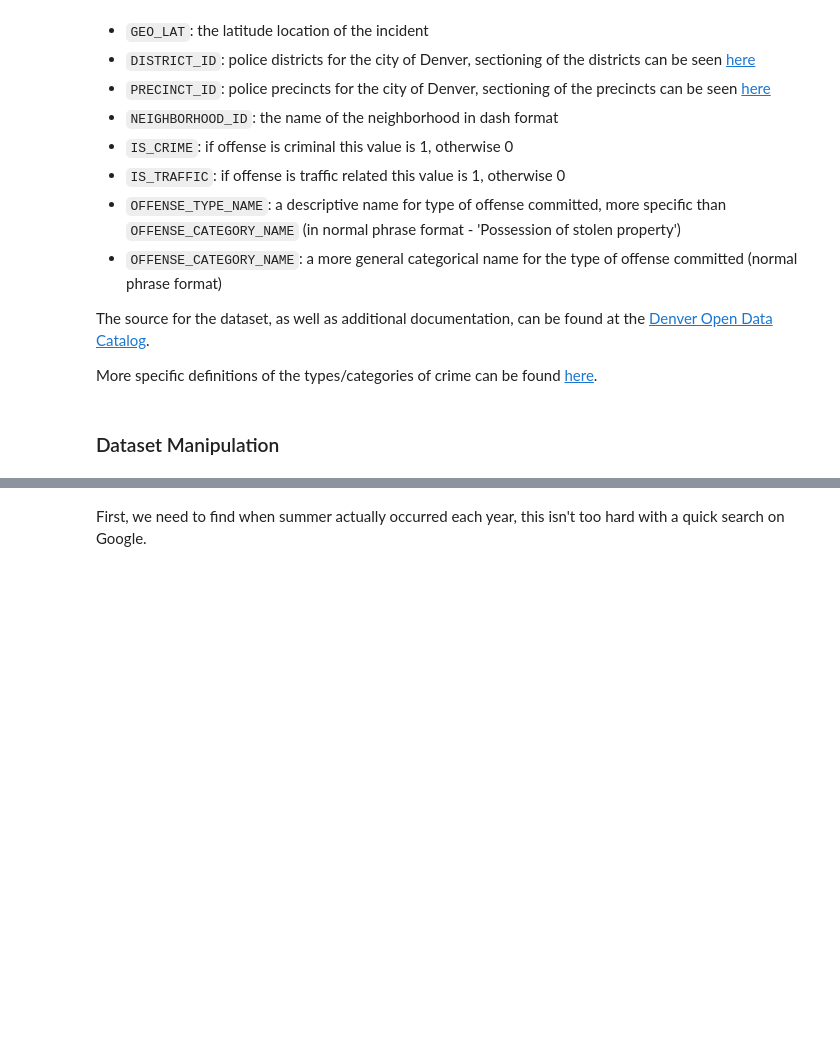
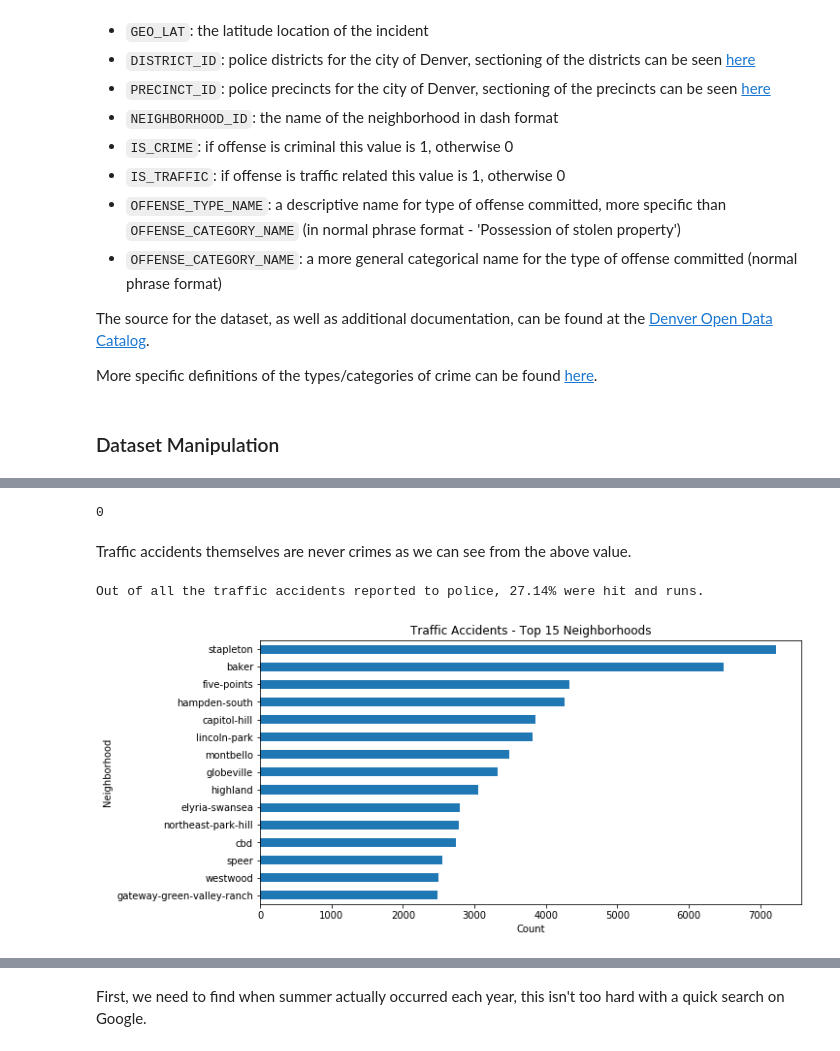
Before and after one commit to philbowman212/Thinkful_assignments, a Jupyter notebook: projects/capstone_1/denver_crime/crime_working.ipynb, the cells around one changed output, grey strips where cells are left out. Saved outputs shown, nothing was run; the diff lists cells and outputs as text; code cells hidden in the pictures; blank space fills up the shorter version.

```diff
--- a/projects/capstone_1/denver_crime/crime_working.ipynb
+++ b/projects/capstone_1/denver_crime/crime_working.ipynb
@@ -353,0 +248,8 @@ To answer this we should consider the proper rate at which to compare the two po
+# %%
+t_df = df[df.OFFENSE_CATEGORY_NAME == 'Traffic Accident']
+# %%
+len(t_df[t_df.IS_CRIME == True])
+# %% [output]
+0
+# %% [markdown]
+Traffic accidents themselves are never crimes as we can see from the above value.
@@ -353,0 +258,14 @@ To answer this we should consider the proper rate at which to compare the two po
+# %%
+print('Out of all the traffic accidents reported to police, {}% were hit and runs.'.format(round(hit_run_per*100, ndigits=2)))
+# %% [output]
+Out of all the traffic accidents reported to police, 27.14% were hit and runs.
+# %%
+plt.figure(figsize=(10,5))
+t_df.NEIGHBORHOOD_ID.value_counts().nlargest(15).plot.barh()
+plt.title('Traffic Accidents - Top 15 Neighborhoods')
+plt.xlabel('Count')
+plt.ylabel('Neighborhood')
+plt.gca().invert_yaxis()
+plt.show()
+# %% [output]
+[figure, added]
```
Also changed, not shown: parts of 234 cells of this notebook, 1 other file.
